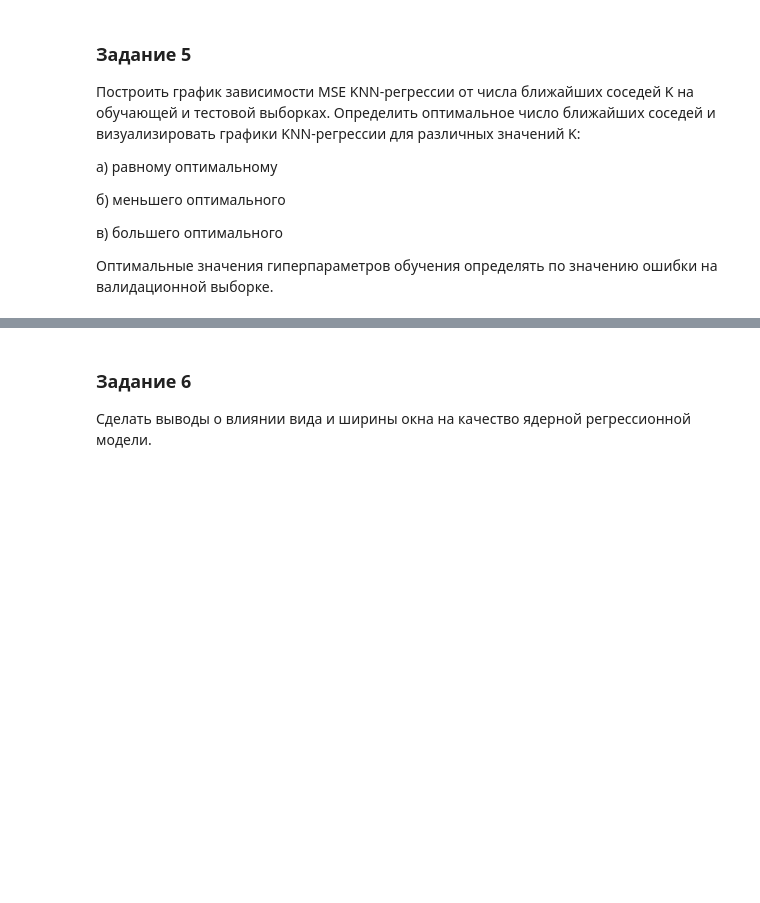
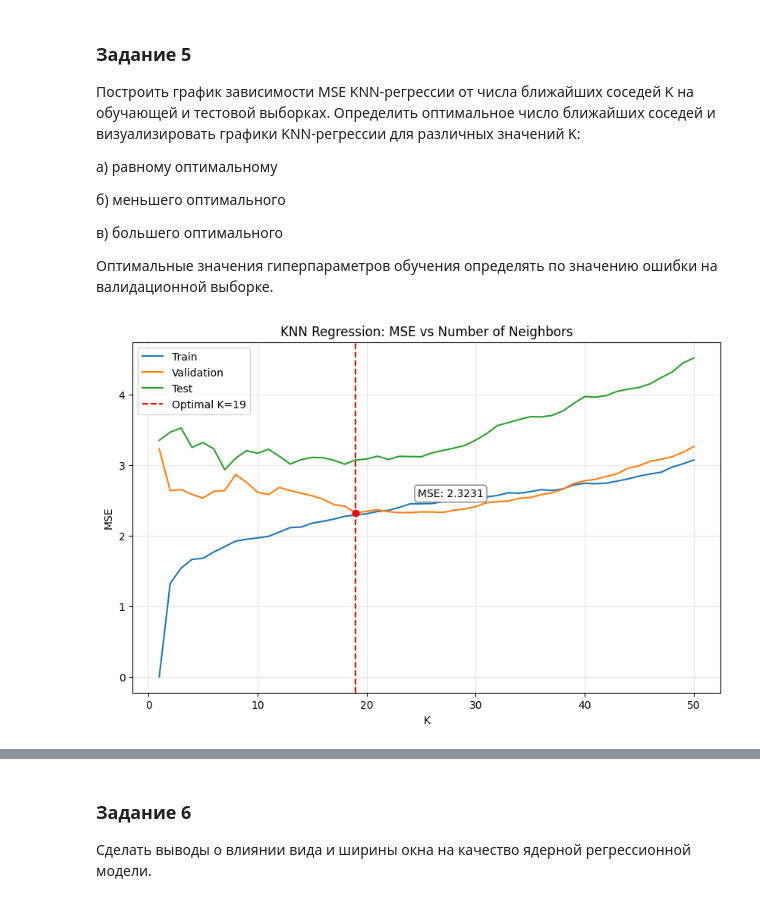
Before and after one commit to nekit2-002/ml-labs, a Jupyter notebook: laba3/laba3.ipynb, the cells around one changed output, grey strips where cells are left out. Drawn from its saved outputs; the diff is of its cells as text; code cells hidden in the pictures; blank space fills up the shorter version.

```diff
--- a/laba3/laba3.ipynb
+++ b/laba3/laba3.ipynb
@@ -543,0 +546,51 @@ plt.show()
+# %%
+k_range = range(1, 51)
+results = []
+
+for k in k_range:
+    model = KNeighborsRegressor(n_neighbors=k)
+    model.fit(X_train, y_train)
+
+    # Предсказания для всех выборок
+    for data_name, (X, y) in zip(
+        ['train', 'val', 'test'],
+        [(X_train, y_train), (X_val, y_val), (X_test, y_test)]
+    ):
+        y_pred = model.predict(X)
+        mse = mean_squared_error(y, y_pred)
+        results.append({
+            'k': k,
+            'dataset': data_name,
+            'mse': mse
+        })
+# %%
+df_results = pd.DataFrame(results)
+pivot_results = df_results.pivot(index='k', columns='dataset', values='mse')
+
+plt.figure(figsize=(10, 6))
+plt.plot(pivot_results.index, pivot_results['train'], label='Train')
+plt.plot(pivot_results.index, pivot_results['val'], label='Validation')
+plt.plot(pivot_results.index, pivot_results['test'], label='Test')
+
+# Находим оптимальные значения
+optimal_k = pivot_results['val'].idxmin()
+optimal_mse = pivot_results.loc[optimal_k, 'val']
+
+# Добавляем аннотацию
+plt.scatter(optimal_k, optimal_mse, color='red', zorder=5)
+plt.annotate(
+    f'MSE: {optimal_mse:.4f}',
+    xy=(optimal_k, optimal_mse),
+    xytext=(optimal_k*1.3, optimal_mse*1.1),
+    bbox=dict(boxstyle="round", fc="white", ec="gray")
+)
+plt.axvline(pivot_results['val'].idxmin(), color='r', linestyle='--',
+            label=f'Optimal K={pivot_results["val"].idxmin()}')
+plt.xlabel('K')
+plt.ylabel('MSE')
+plt.title('KNN Regression: MSE vs Number of Neighbors')
+plt.legend()
+plt.grid(alpha=0.3)
+plt.show()
+# %% [output]
+[figure, added]
```
Also changed, not shown: parts of 7 cells of this notebook.
